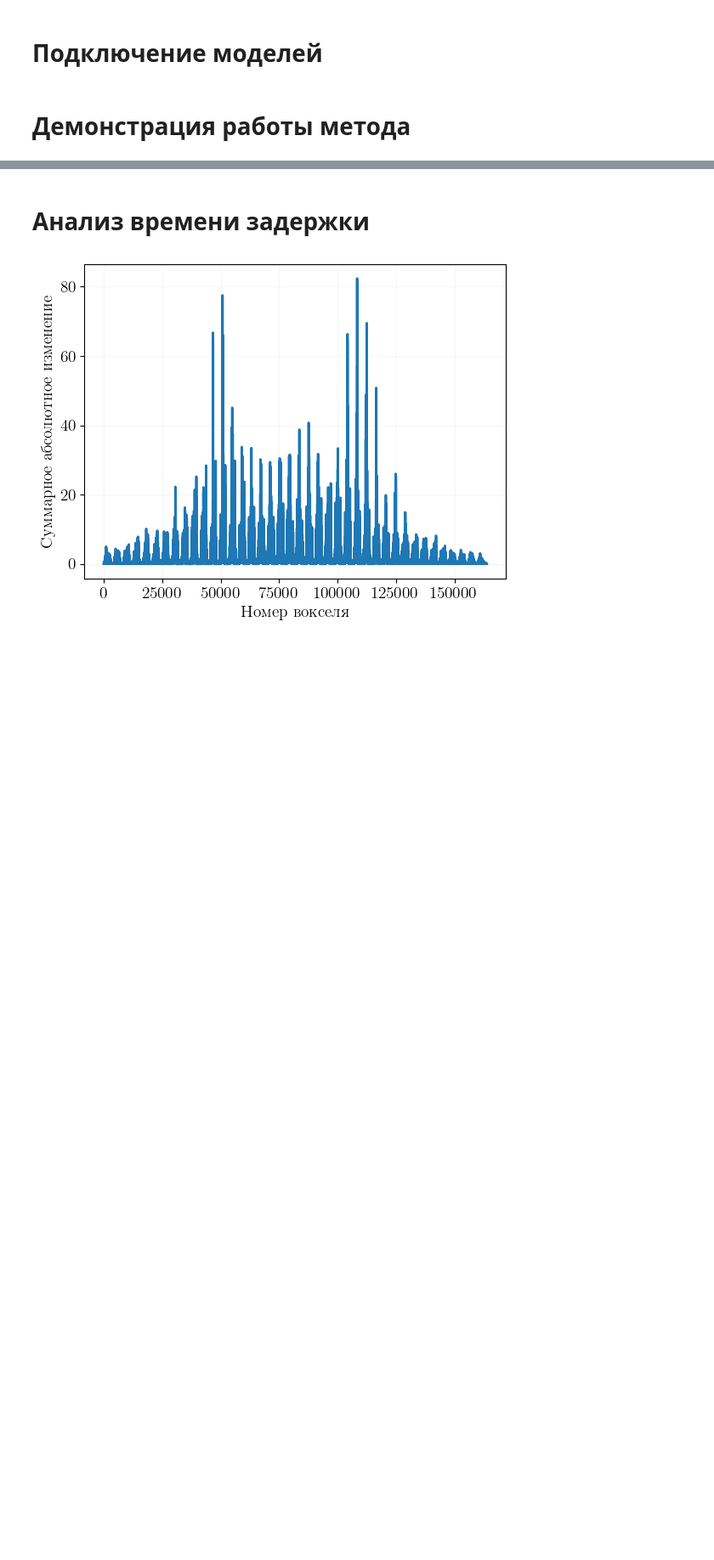
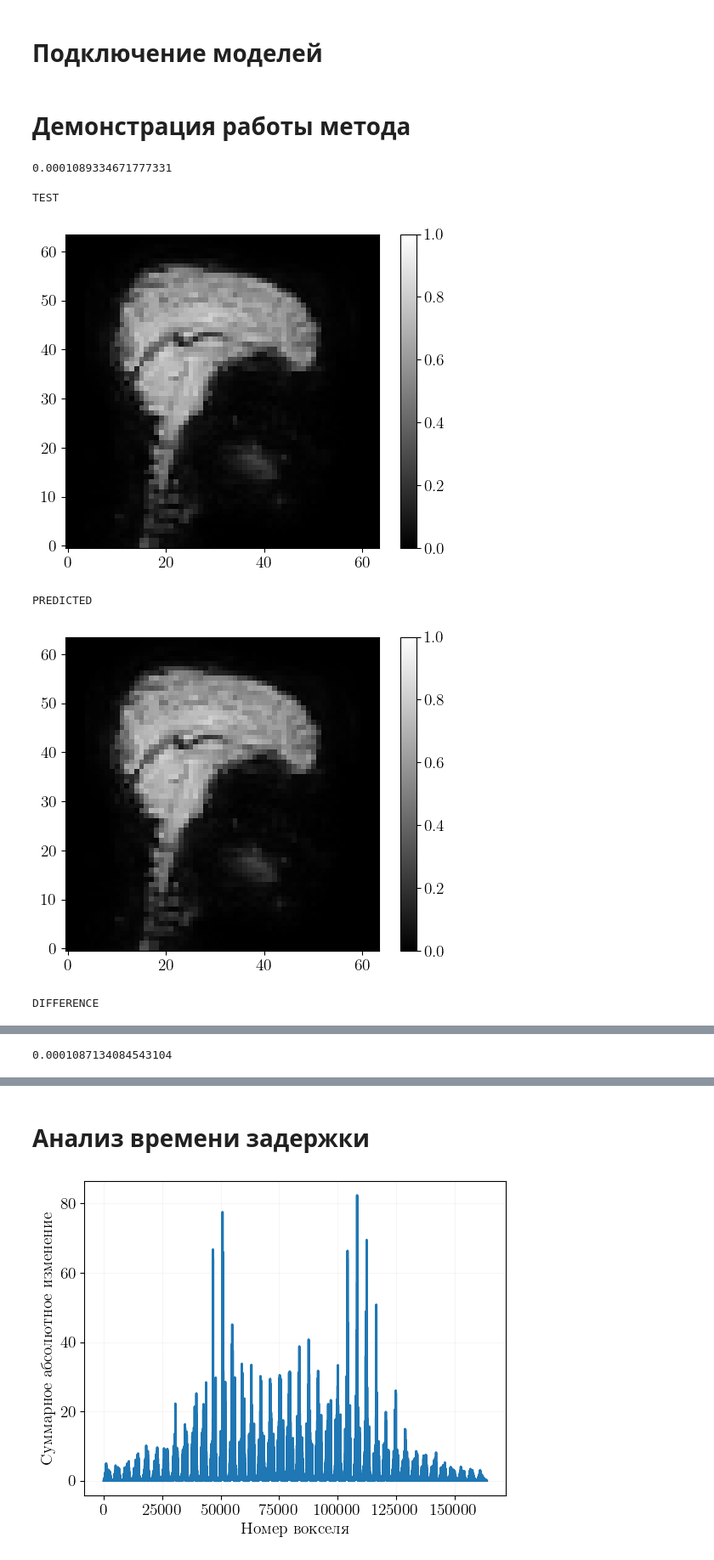
Before and after one commit to intsystems/2023-Project-112, a Jupyter notebook: code/main.ipynb, the cells around one changed output, grey strips where cells are left out. Shown at 85% size. Cells and saved outputs as stored; diff of their text form; code cells hidden in the pictures; blank space fills up the shorter version.

```diff
--- a/code/main.ipynb
+++ b/code/main.ipynb
@@ -74,3 +83,23 @@ from visualizer import Visualizer
 import utils
 # %% [markdown]
 # Демонстрация работы метода
+# %%
+sub = Sub('04')
+lindelta_new = LinearDeltaModel(vector_list_new, sub, 5, 1, 1000)
+lindelta_new.fit()
+lindelta_new.predict()
+lindelta_new.evaluate()
+# %%
+lindelta_new.MSE_test
+# %% [output]
+0.0001089334671777331
+# %%
+visualizer_new = Visualizer(lindelta_new)
+# %%
+visualizer_new.show_scan_slices(37, 0, 20)
+# %% [output]
+TEST
+[figure, added]
+PREDICTED
+[figure, added]
+DIFFERENCE
@@ -83 +113,5 @@ lin.evaluate()
+# %%
+lindelta.MSE_test
+# %% [output]
+0.0001087134084543104
 # %%
```
Also changed, not shown: parts of 24 cells of this notebook, 8 other files.
